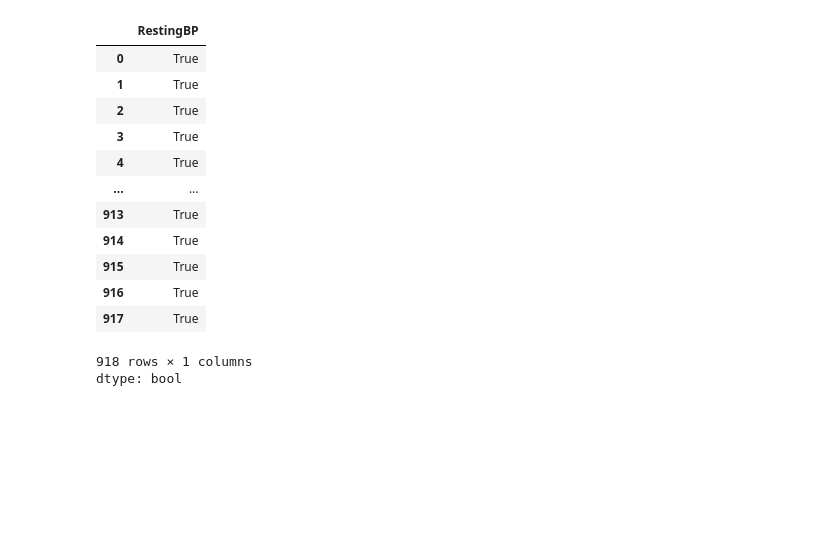
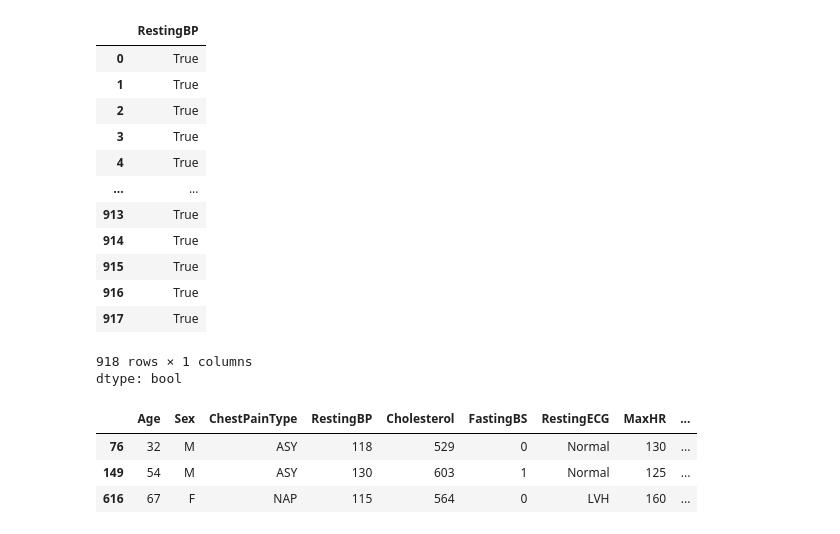
Before and after one commit to Deepdebug233/PCA, a Jupyter notebook: PCA.ipynb, the cells around one changed output. Saved outputs shown, nothing was run; the diff lists cells and outputs as text; code cells hidden in the pictures; blank space fills up the shorter version.

```diff
--- a/PCA.ipynb
+++ b/PCA.ipynb
@@ -90,3 +90,10 @@ z_RestingBP<3
 | 917 | True |
 918 rows × 1 columns
 dtype: bool
+# %%
+df[df.Cholesterol>(df.Cholesterol.mean()+3*df.Cholesterol.std())]
+# %% [output]
+|  | Age | Sex | ChestPainType | RestingBP | Cholesterol | FastingBS | RestingECG | MaxHR | ... |
+| 76 | 32 | M | ASY | 118 | 529 | 0 | Normal | 130 | ... |
+| 149 | 54 | M | ASY | 130 | 603 | 1 | Normal | 125 | ... |
+| 616 | 67 | F | NAP | 115 | 564 | 0 | LVH | 160 | ... |
```
